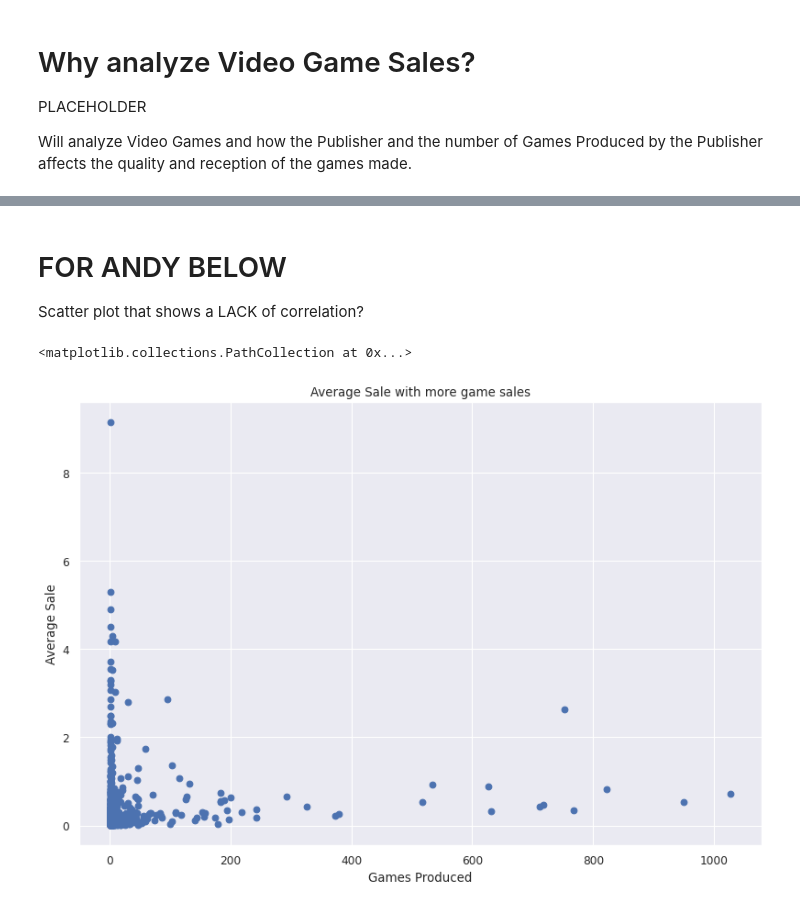
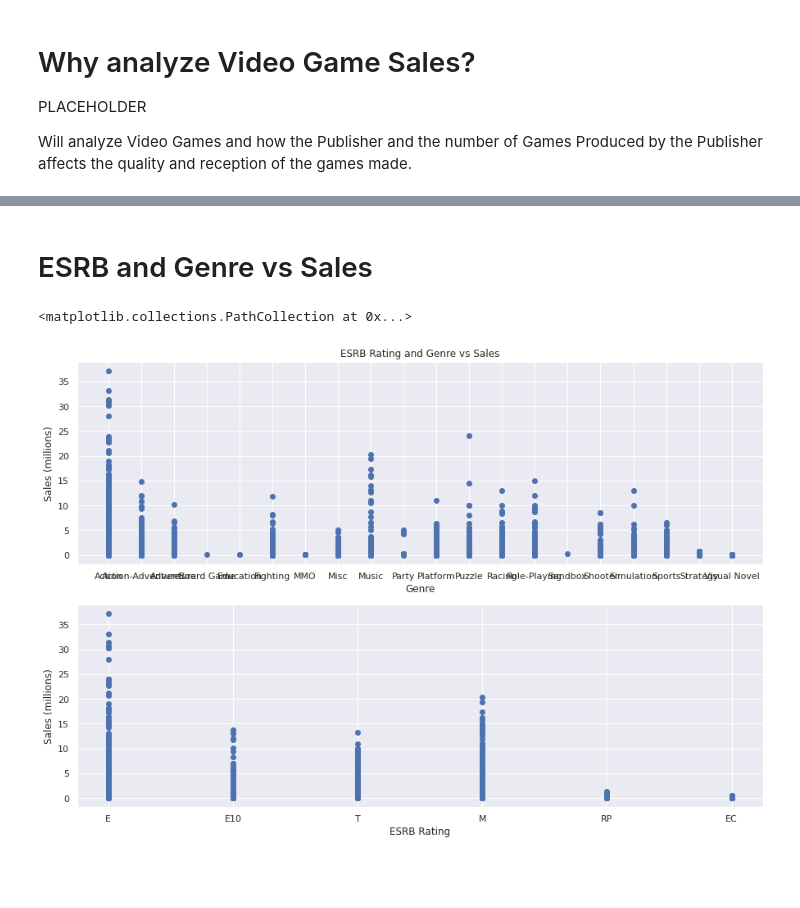
Before and after one commit to toastymcvoid/toastymcvoid.github.io, a Jupyter notebook: Final Project.ipynb, the cells around one changed output, grey strips where cells are left out. Saved outputs shown, nothing was run; the diff lists cells and outputs as text; code cells hidden in the pictures; blank space fills up the shorter version.

```diff
--- a/Final Project.ipynb
+++ b/Final Project.ipynb
@@ -155,14 +110,25 @@ sns.heatmap(sample, cmap="coolwarm", yticklabels=False, mask=mask)
-# %% [markdown]
-# FOR ANDY BELOW
-Scatter plot that shows a LACK of correlation?
-# %%
-x_scatter = pubavg_df["Games_Produced"]
-y_scatter = pubavg_df["Avg_Sale"]
-plt.figure(figsize=(12, 8), dpi=80)
-plt.xlabel("Games Produced")
-plt.ylabel("Average Sale")
-plt.title("Average Sale with more game sales")
-plt.scatter(x_scatter, y_scatter)
-# %% [output]
-<matplotlib.collections.PathCollection at 0x...>
-[figure, removed]
+# %% [markdown]
+# ESRB and Genre vs Sales
+# %%
+# ESRB Rating DataFrame, removes NaN rows
+ESRB_df = df.dropna(subset=['ESRB_Rating'])
+ESRB_df = ESRB_df[ESRB_df.Name != 'Wii Sports']
+# %%
+X = ESRB_df['Genre']
+X = np.sort(X.values.flatten())
+X2 = ESRB_df['ESRB_Rating']
+Y = ESRB_df['Total_Sales']
+# %%
+fig, axes = plt.subplots(2, figsize=(15, 10))
+ax1 = plt.subplot(211)
+ax2 = plt.subplot(212)
+ax1.set_title("ESRB Rating and Genre vs Sales")
+ax1.set_ylabel("Sales (millions)")
+ax1.set_xlabel("Genre")
+ax2.set_ylabel("Sales (millions)")
+ax2.set_xlabel("ESRB Rating")
+ax1.scatter(X, Y)
+ax2.scatter(X2, Y)
+# %% [output]
+<matplotlib.collections.PathCollection at 0x...>
+[figure, added]
```
Also changed, not shown: parts of 26 cells of this notebook, 2 other files.
